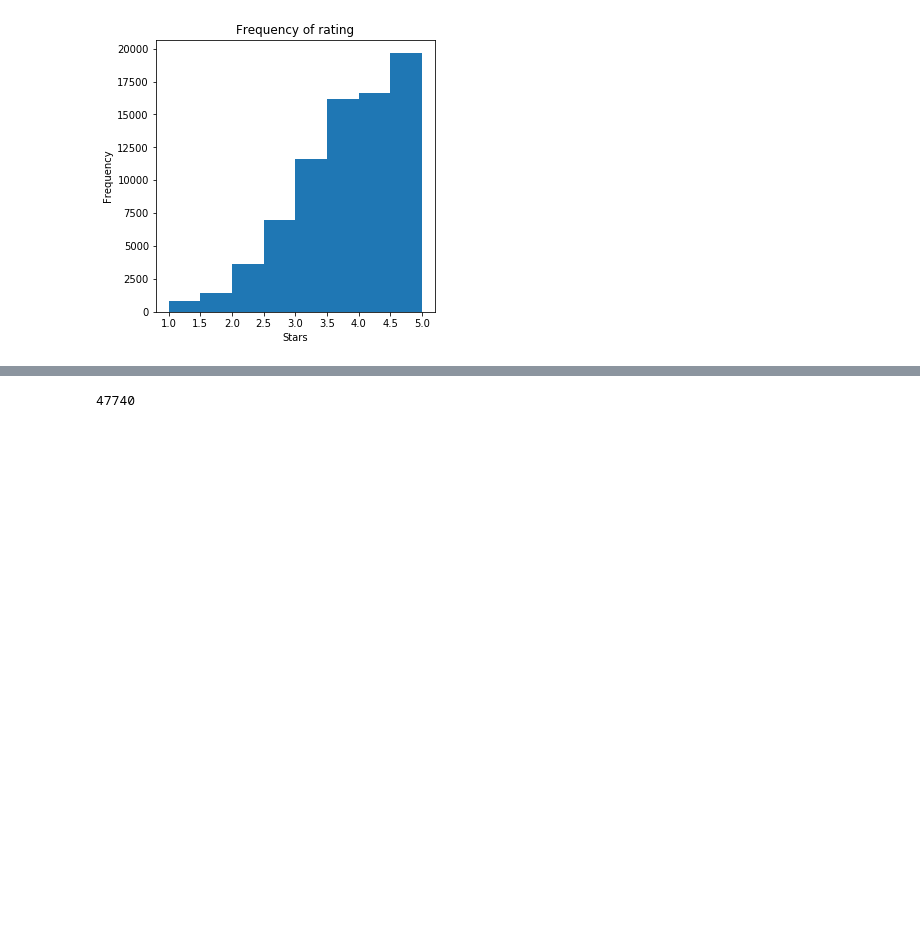
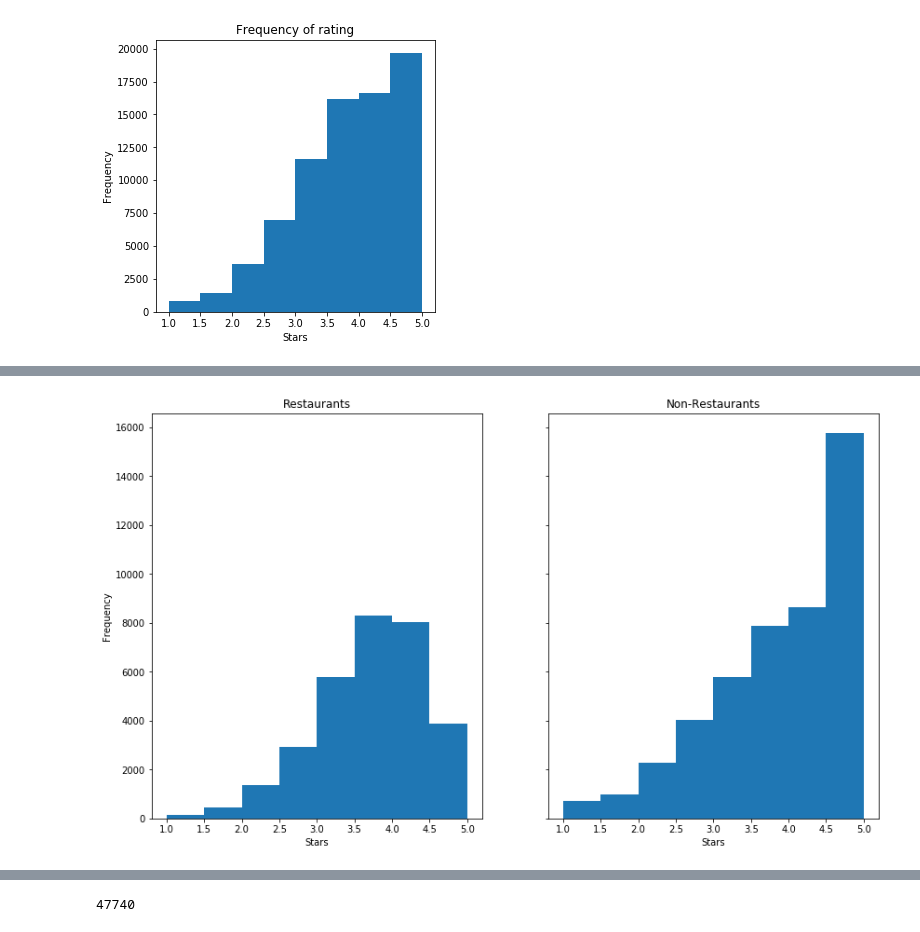
Before and after one commit to TheBetterTeam/GetYelp, a Jupyter notebook: Yelp Data/Focused_Clustering2.ipynb, the cells around one changed output, grey strips where cells are left out. Saved outputs shown, nothing was run; the diff lists cells and outputs as text; code cells hidden in the pictures; blank space fills up the shorter version.

```diff
--- a/Yelp Data/Focused_Clustering2.ipynb
+++ b/Yelp Data/Focused_Clustering2.ipynb
@@ -142,0 +164,13 @@ plt.show()
+# %%
+fig, axs = plt.subplots(1, 2, sharey=True, figsize=(14,8))
+axs[0].hist(sample2[sample2['is_restaurant'] == True]['stars'], bins = 8)
+axs[1].hist(sample2[sample2['is_restaurant'] == False]['stars'], bins = 8)
+#plt.set_xlabel('Stars')
+axs[0].set_ylabel('Frequency')
+axs[1].set_xlabel('Stars')
+axs[0].set_xlabel('Stars')
+axs[0].set_title('Restaurants')
+axs[1].set_title('Non-Restaurants')
+plt.show()
+# %% [output]
+[figure, added]
```
Also changed, not shown: parts of 8 cells of this notebook.
